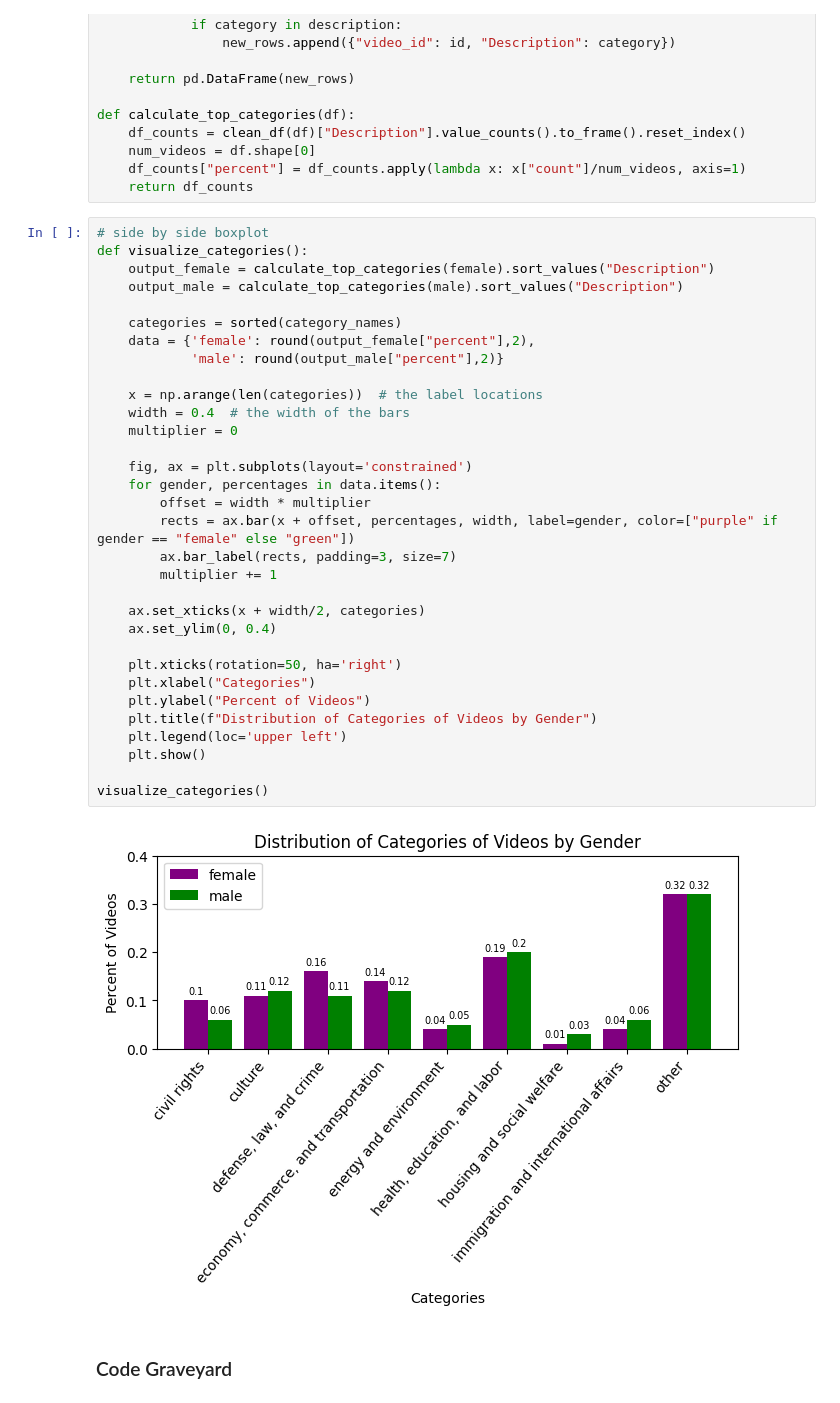
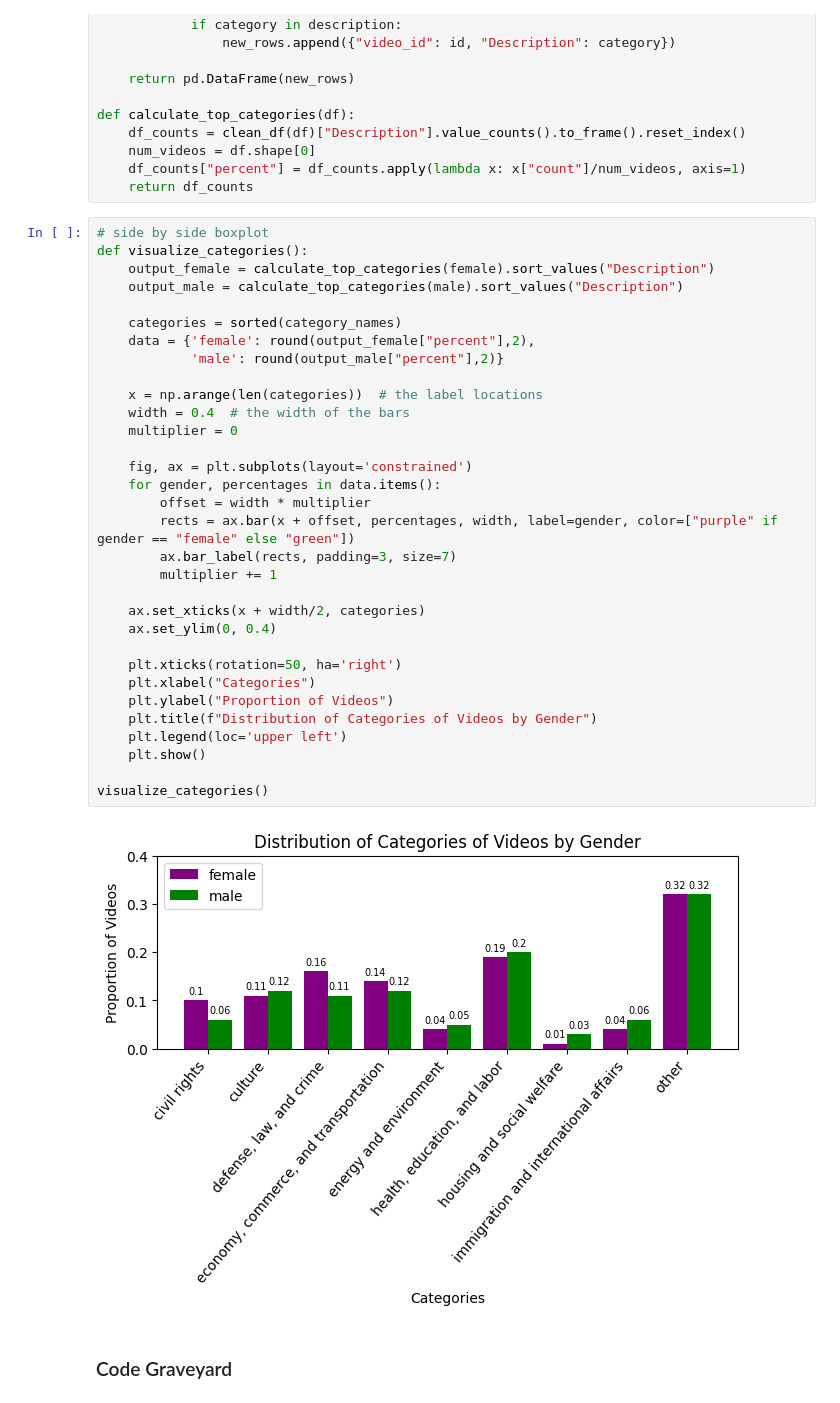
Before and after one commit to tsrogers9/CS315-proj3-group2, a Jupyter notebook: 2-analysis/gpt_categorization_analysis.ipynb, the cells around one changed output. Saved outputs shown, nothing was run; the diff lists cells and outputs as text.

```diff
--- a/2-analysis/gpt_categorization_analysis.ipynb
+++ b/2-analysis/gpt_categorization_analysis.ipynb
@@ -36,35 +36,35 @@ def calculate_top_categories(df):
 def visualize_categories():
     output_female = calculate_top_categories(female).sort_values("Description")
     output_male = calculate_top_categories(male).sort_values("Description")
 
     categories = sorted(category_names)
     data = {'female': round(output_female["percent"],2),
             'male': round(output_male["percent"],2)}
 
     x = np.arange(len(categories))  # the label locations
     width = 0.4  # the width of the bars
     multiplier = 0
 
     fig, ax = plt.subplots(layout='constrained')
     for gender, percentages in data.items():
         offset = width * multiplier
         rects = ax.bar(x + offset, percentages, width, label=gender, color=["purple" if gender == "female" else "green"])
         ax.bar_label(rects, padding=3, size=7)
         multiplier += 1
 
     ax.set_xticks(x + width/2, categories)
     ax.set_ylim(0, 0.4)
 
     plt.xticks(rotation=50, ha='right')
     plt.xlabel("Categories")
-    plt.ylabel("Percent of Videos")
+    plt.ylabel("Proportion of Videos")
     plt.title(f"Distribution of Categories of Videos by Gender")
     plt.legend(loc='upper left')
     plt.show()
 
 visualize_categories()
 # %% [output]
-[figure, old version]
+[figure, new version]
 # %% [markdown]
 ### Code Graveyard
 # %%
```
Also changed, not shown: 4 other files.
